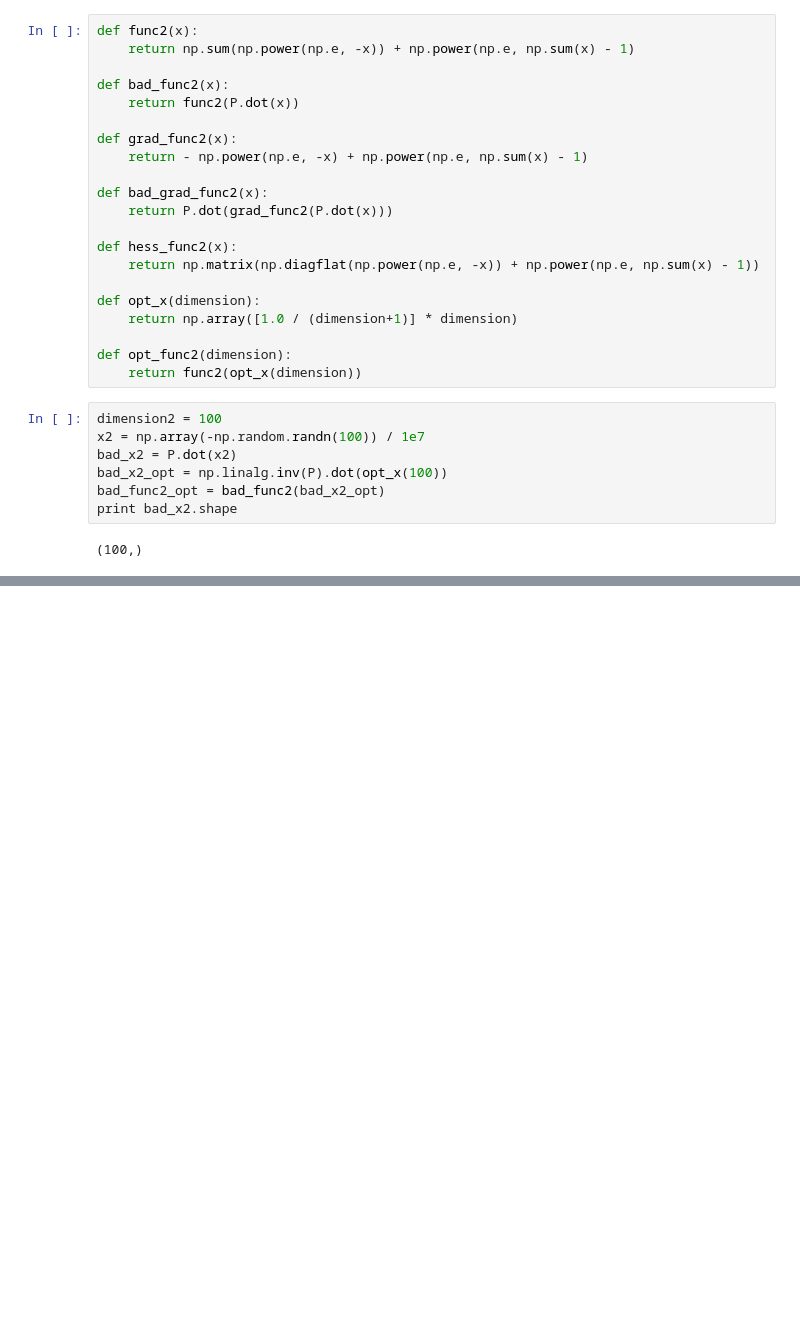
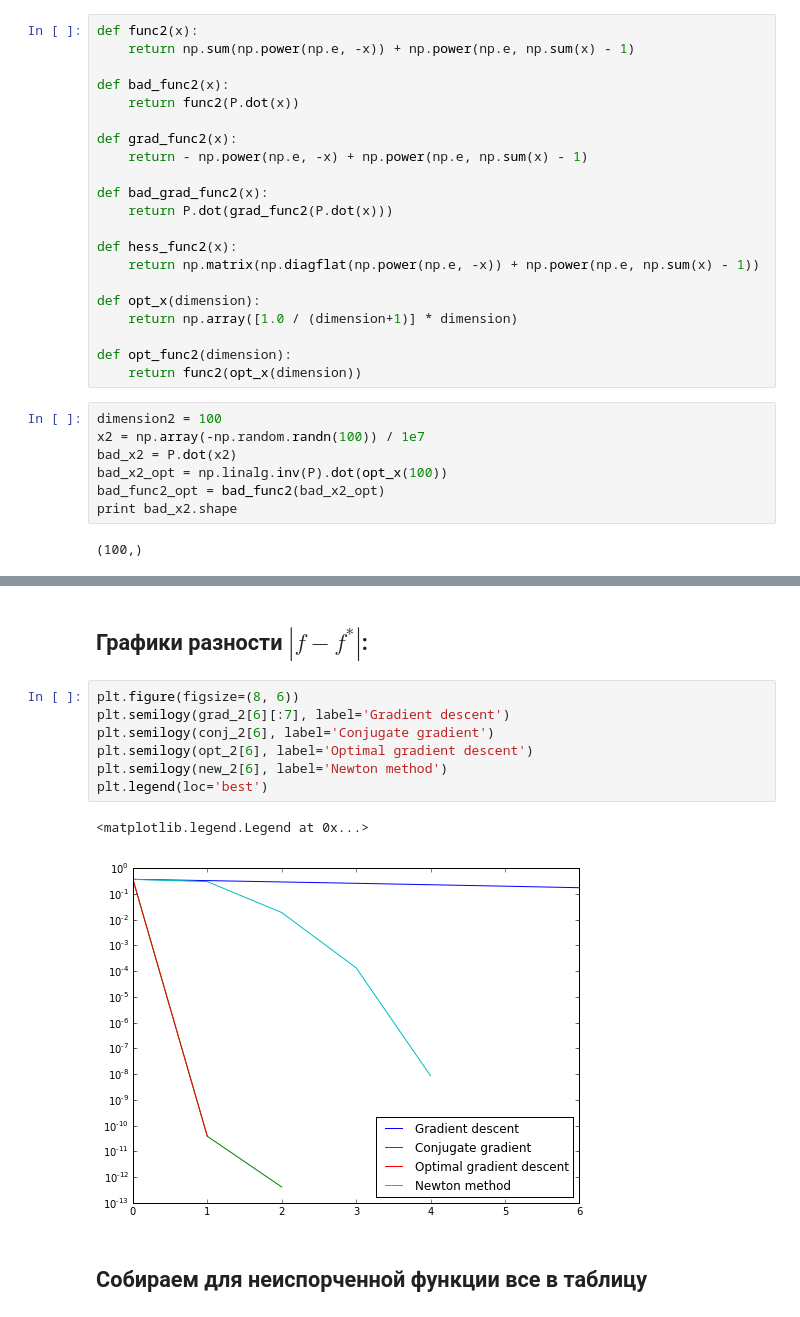
Before and after one commit to dmitriyshad/optimization_methods, a Jupyter notebook: Zadanie_2.ipynb, the cells around one changed output, grey strips where cells are left out. Cells and saved outputs as stored; diff of their text form; blank space fills up the shorter version.

```diff
--- a/Zadanie_2.ipynb
+++ b/Zadanie_2.ipynb
@@ -384,0 +519,14 @@ print conjugate_gradient(x2, bad_func2, bad_x2_opt, bad_func2_opt, bad_grad_func
+# %% [markdown]
+## Графики разности $|f - f^*|$:
+# %%
+plt.figure(figsize=(8, 6))
+plt.semilogy(grad_2[6][:7], label='Gradient descent')
+plt.semilogy(conj_2[6], label='Conjugate gradient')
+plt.semilogy(opt_2[6], label='Optimal gradient descent')
+plt.semilogy(new_2[6], label='Newton method')
+plt.legend(loc='best')
+# %% [output]
+<matplotlib.legend.Legend at 0x...>
+[figure, added]
+# %% [markdown]
+## Собираем для неиспорченной функции все в таблицу
```
Also changed, not shown: parts of 42 cells of this notebook.
